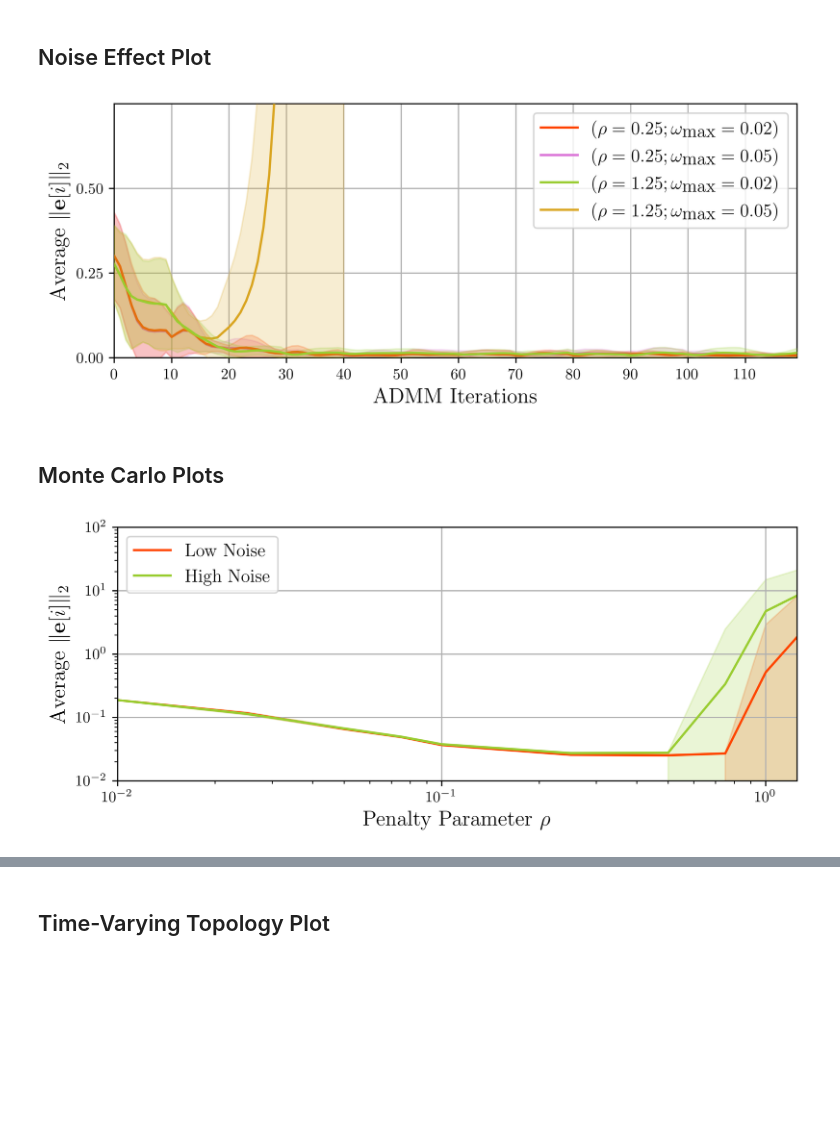
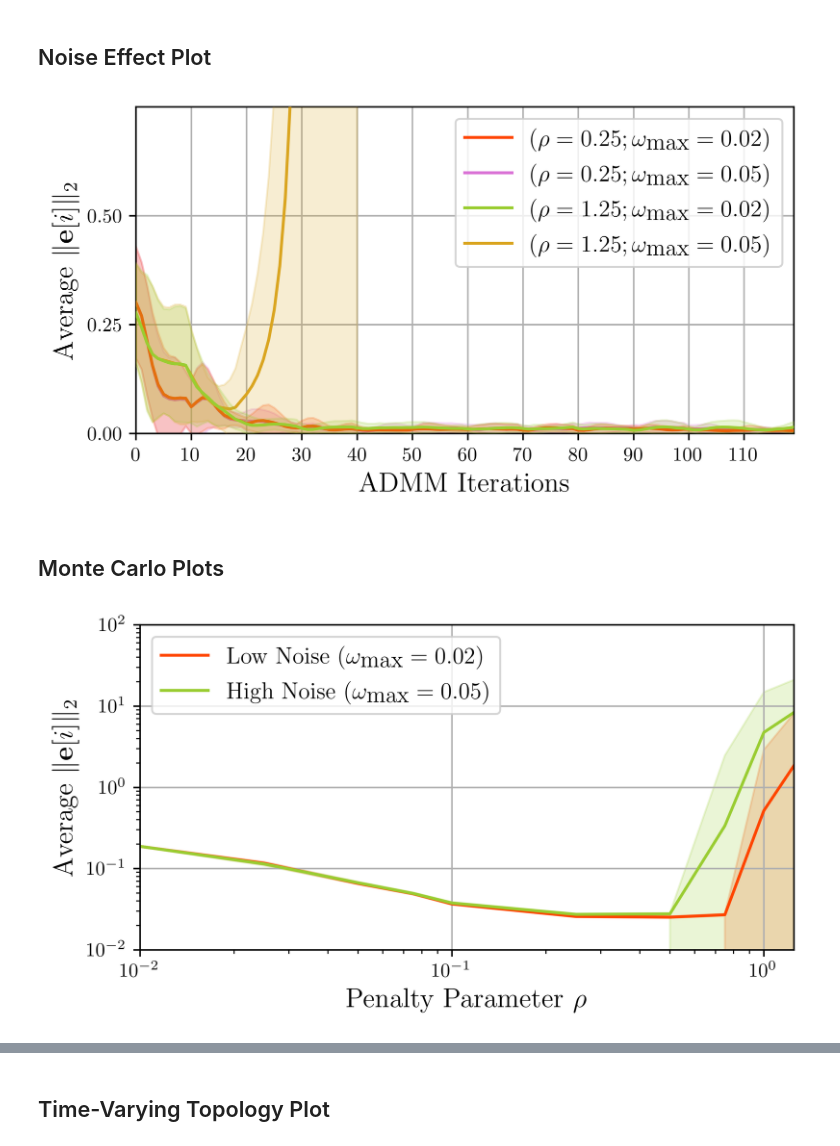
Before and after one commit to VishnuVijay56/MAS_FDIR_Implementation, a Jupyter notebook: data_plotter.ipynb, the cells around one changed output, grey strips where cells are left out. Saved outputs shown, nothing was run; the diff lists cells and outputs as text; code cells hidden in the pictures; blank space fills up the shorter version.

```diff
--- a/data_plotter.ipynb
+++ b/data_plotter.ipynb
@@ -14,6 +14,8 @@ n_iter = n_admm * n_scp
 num_faulty = 6
 num_nominal = 14
 num_agents = num_faulty + num_nominal
+chosen_fig_size = (6,3)
+fig_type = "svg"
 # %% [markdown]
 ## Noise Effect Plot
 # %%
@@ -114,7 +116,7 @@ plt.rcParams.update({
                     })
 
 # Prelims
-err_fig = plt.figure(dpi=500, figsize=(8,3))
+err_fig = plt.figure(dpi=500, figsize=chosen_fig_size)
 ax_err = err_fig.add_subplot()
 areas = [None] * 4
 lines = [None] * 4
@@ -153,35 +155,35 @@ ax_err.fill_between(np.arange(n_iter)[:fail_point], hnhr_lb[:fail_point], hnhr_u
 lines[3] = ax_err.plot(np.arange(n_iter)[:fail_point], hnhr_m[:fail_point],
                        c='goldenrod', zorder=5,
                     #    label=r'$\textnormal{mean}( \{ \| \mathbf{e}_{1.25}[i] \|_2 \mid i \in \mathcal{V} \} )$')
                     # label=r'$\| \mathbf{e}_{1.25}(0.05) \|_{2,1} / | \mathcal{V} |$')
                     label=r'$(\rho = 1.25; \omega_\textnormal{max} = 0.05)$')
 
 
 # Figure Settings
 ax_err.set_xlabel(r'$\textnormal{ADMM Iterations}$', fontsize=14)
 ax_err.set_ylabel(r'$\textnormal{Average}$ $ \| \mathbf{e}[i] \|_2 $', fontsize=14)
 # ax_err2.set_ylabel(r'$ \| \mathbf{x}[i] - ( \mathbf{x}^* [i] + \hat{\mathbf{x}}[i]) \| $')
 ax_err.set_ylim((0, 0.75))
 ax_err.set_xlim((0, (n_iter - 1)))
 ax_err.set_xticks(ticks=np.arange(0, n_iter, n_admm))
 ax_err.set_yticks(ticks=np.arange(0, 0.75, 0.25))
 # Shrink current axis's height by 10% on the bottom
 box = ax_err.get_position()
 # ax_err.set_position([box.x0, box.y0 + bo,
 #                  box.width, box.height])
 # Put a legend below current axis
 # ax_err.legend(loc='upper center', bbox_to_anchor=(0.45, -0.17),
 #           fancybox=True, ncol=4, fontsize=8)
 ax_err.legend(loc='upper right', fancybox=True, fontsize=12, ncols=1)
 ax_err.grid(True)
 
 # Save Figure
 dt_string = datetime.now().strftime("%Y-%m-%d_%H-%M-%S")
-fname_err = "final_fig/static/compare_err_conv-noise-" + dt_string + ".svg"
+fname_err = "final_fig/static/compare_err_conv-noise-" + dt_string + "." + fig_type
 if save_err:
     plt.savefig(fname_err, dpi=500, bbox_inches='tight')
 # %% [output]
-[figure, old version]
+[figure, new version]
 # %% [markdown]
 ## Monte Carlo Plots
 # %%
@@ -224,11 +226,11 @@ for i, rho in enumerate(rho_data):
 # %%
 ### Plot
 
-fig = plt.figure(dpi=500, figsize=(8,3))
+fig = plt.figure(dpi=500, figsize=chosen_fig_size)
 ax = fig.add_subplot()
-ax.plot(rho_data, ln_m[:], c='orangered', label=r"\textnormal{Low Noise}")
+ax.plot(rho_data, ln_m[:], c='orangered', label=r"\textnormal{Low Noise} $(\omega_\textnormal{max} = 0.02)$")
 ax.fill_between(rho_data, ln_lb, ln_ub, alpha=0.2, color='orangered')
-ax.plot(rho_data, hn_m[:], c='yellowgreen', label=r"\textnormal{High Noise}")
+ax.plot(rho_data, hn_m[:], c='yellowgreen', label=r"\textnormal{High Noise} $(\omega_\textnormal{max} = 0.05)$")
 ax.fill_between(rho_data, hn_lb, hn_ub, alpha=0.2, color='yellowgreen')
 ax.set_yscale('log')
 ax.set_xscale('log')
@@ -242,11 +244,11 @@ ax.grid(True)
 
 # Save Figure
 dt_string = datetime.now().strftime("%Y_%m_%d-%H_%M_%S")
-fname_err = "final_fig/static/monte_carlo-noise-" + dt_string + ".svg"
+fname_err = "final_fig/static/monte_carlo-noise-" + dt_string + "." + fig_type
 if save_err:
-    plt.savefig(fname_err, dpi=500, bbox_inches='tight')
+    fig.savefig(fname_err, dpi=500, bbox_inches='tight')
 # %% [output]
-[figure, old version]
+[figure, new version]
 # %%
 ### Load Discrete Data
 discrete_data = np.load('ToSend_240711/discrete/discrete_data.npy')
```
Also changed, not shown: parts of 2 cells of this notebook, 7 other files.
